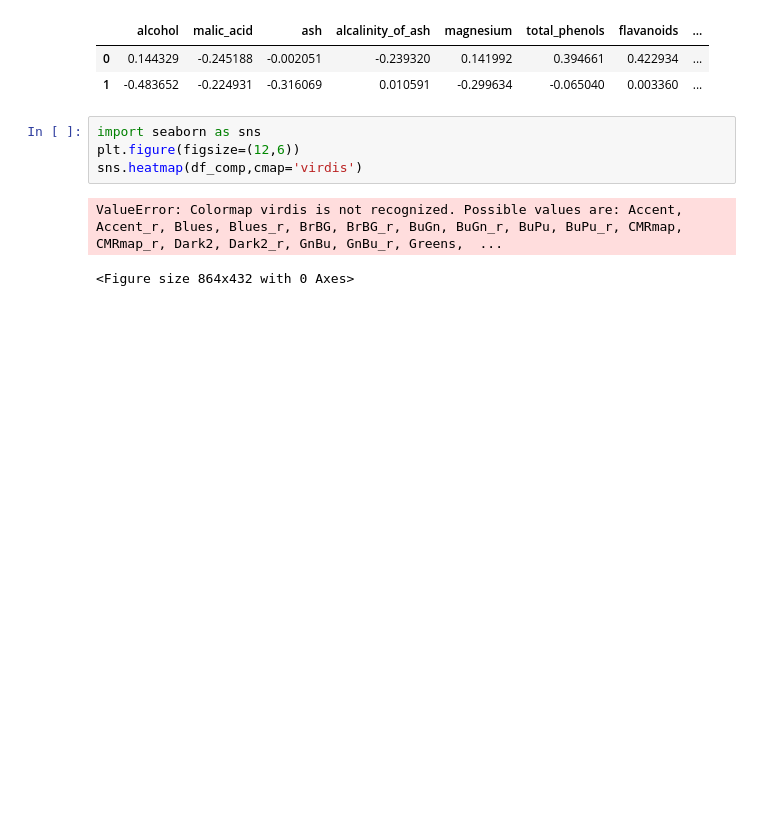
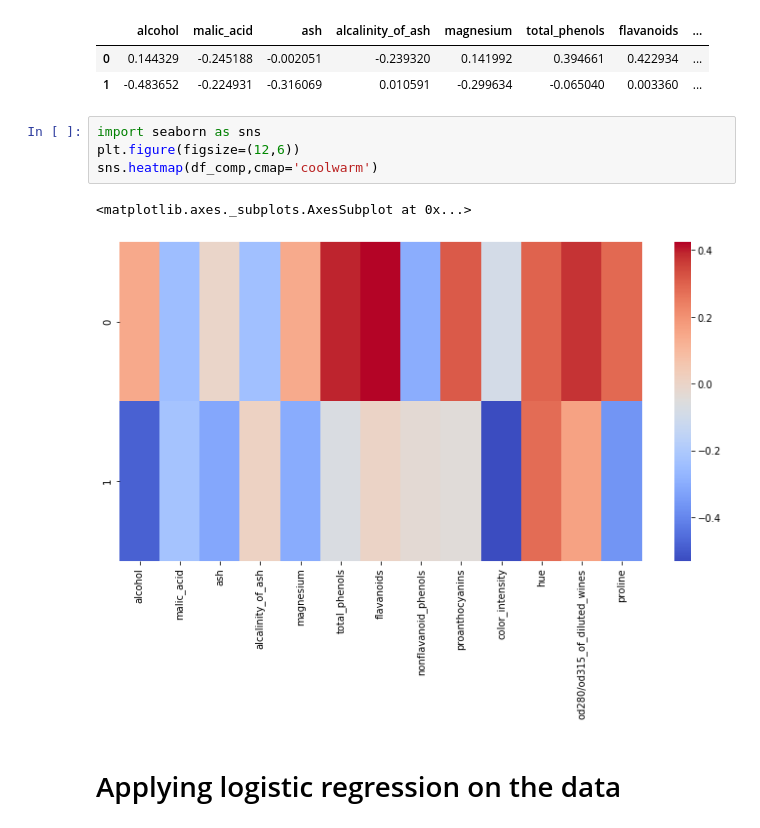
Before and after one commit to Tanzeel550/Complete-References, a Jupyter notebook: ML - Principal Component Analysis (PCA).ipynb, the cells around one changed output. Cells and saved outputs as stored; diff of their text form; blank space fills up the shorter version.

```diff
--- a/ML - Principal Component Analysis (PCA).ipynb
+++ b/ML - Principal Component Analysis (PCA).ipynb
@@ -106,7 +106,9 @@ df_comp
 # %%
 import seaborn as sns
 plt.figure(figsize=(12,6))
-sns.heatmap(df_comp,cmap='virdis')
+sns.heatmap(df_comp,cmap='coolwarm')
 # %% [output]
-ValueError: Colormap virdis is not recognized. Possible values are: Accent, Accent_r, Blues, Blues_r, BrBG, BrBG_r, BuGn, BuGn_r, BuPu, BuPu_r, CMRmap, CMRmap_r, Dark2, Dark2_r, GnBu, GnBu_r, Greens,  ...
+<matplotlib.axes._subplots.AxesSubplot at 0x...>
-<Figure size 864x432 with 0 Axes>
+[figure, added]
+# %% [markdown]
+# Applying logistic regression on the data
```
Also changed, not shown: parts of 5 cells of this notebook.
